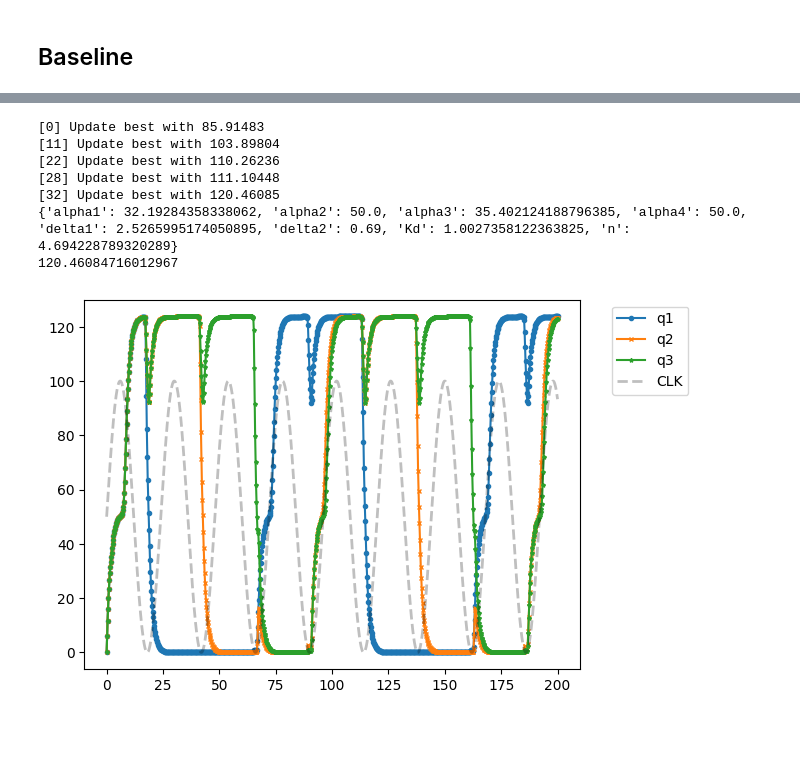
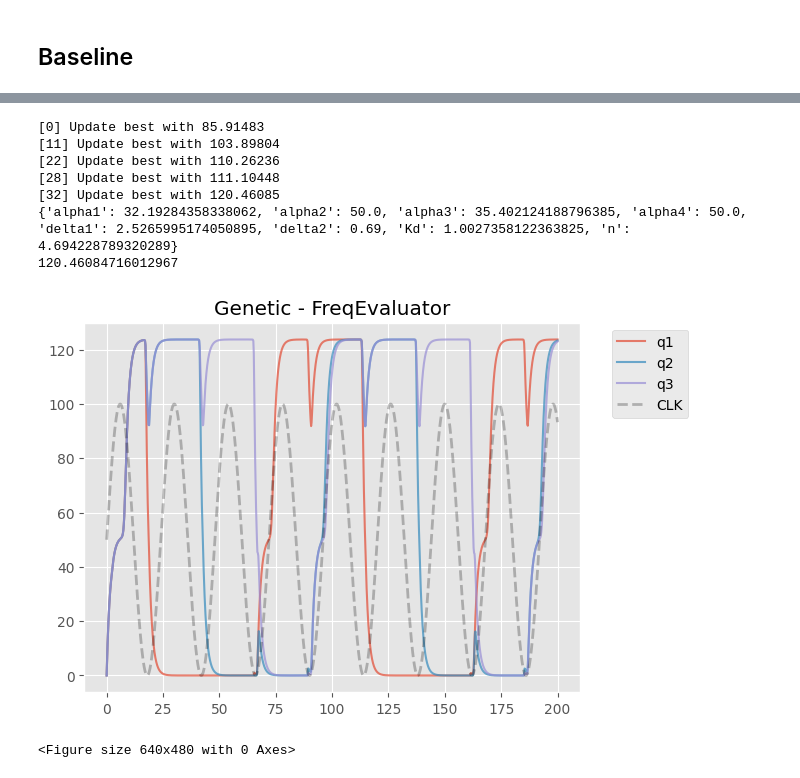
Before and after one commit to JanezSedeljsak/seq-circuit-param-optimization, a Jupyter notebook: notebook.ipynb, the cells around one changed output, grey strips where cells are left out. Saved outputs shown, nothing was run; the diff lists cells and outputs as text; code cells hidden in the pictures; blank space fills up the shorter version.

```diff
--- a/notebook.ipynb
+++ b/notebook.ipynb
@@ -17,17 +20,18 @@ ExampleEvaluator().simulate()
 # %%
-best_params = GeneticAlgorithm(FreqEvaluator).optimize_parameters(40, 15)
+best_params = GeneticAlgorithm(FreqEvaluator).optimize_parameters(15, 40)
 evaluation = FreqEvaluator(**best_params)
 
 print(evaluation.get_params())
 print(evaluation.evaluate())
-evaluation.simulate()
+evaluation.simulate(out='./genetic_freq.png', algo='genetic')
 # %% [output]
 [0] Update best with 85.91483
 [11] Update best with 103.89804
 [22] Update best with 110.26236
 [28] Update best with 111.10448
 [32] Update best with 120.46085
 {'alpha1': 32.19284358338062, 'alpha2': 50.0, 'alpha3': 35.402124188796385, 'alpha4': 50.0, 'delta1': 2.5265995174050895, 'delta2': 0.69, 'Kd': 1.0027358122363825, 'n': 4.694228789320289}
 120.46084716012967
-[figure, old version]
+[figure, new version]
+<Figure size 640x480 with 0 Axes>
 # %%
```
Also changed, not shown: parts of 17 cells of this notebook, 11 other files.
